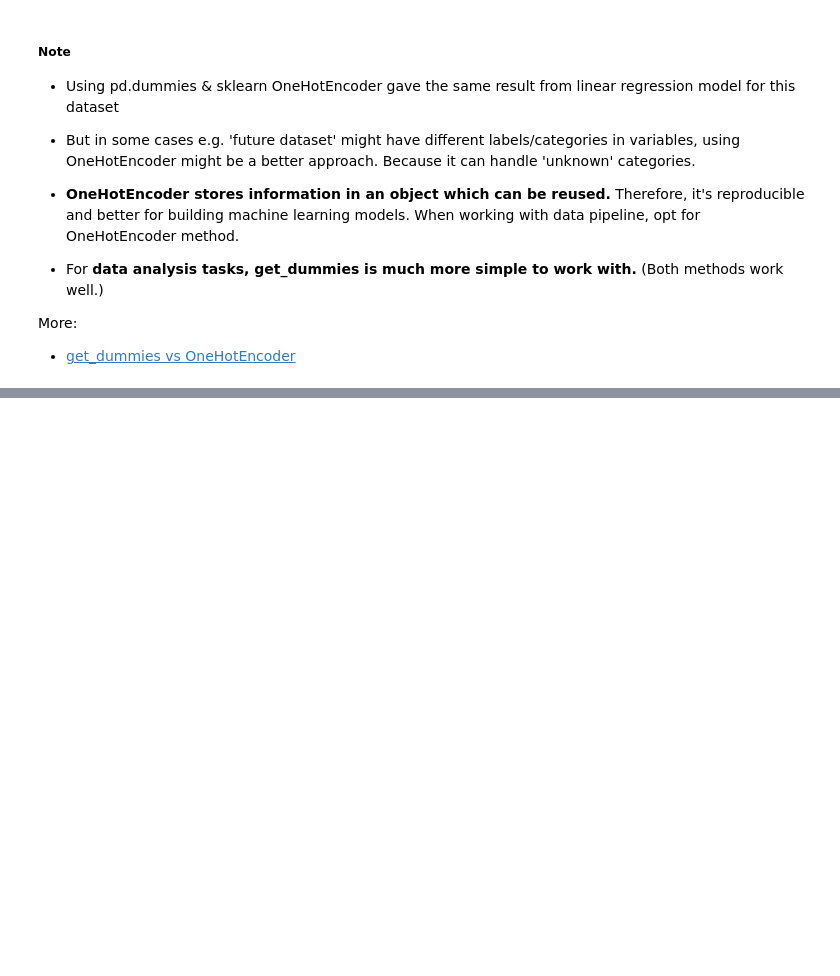
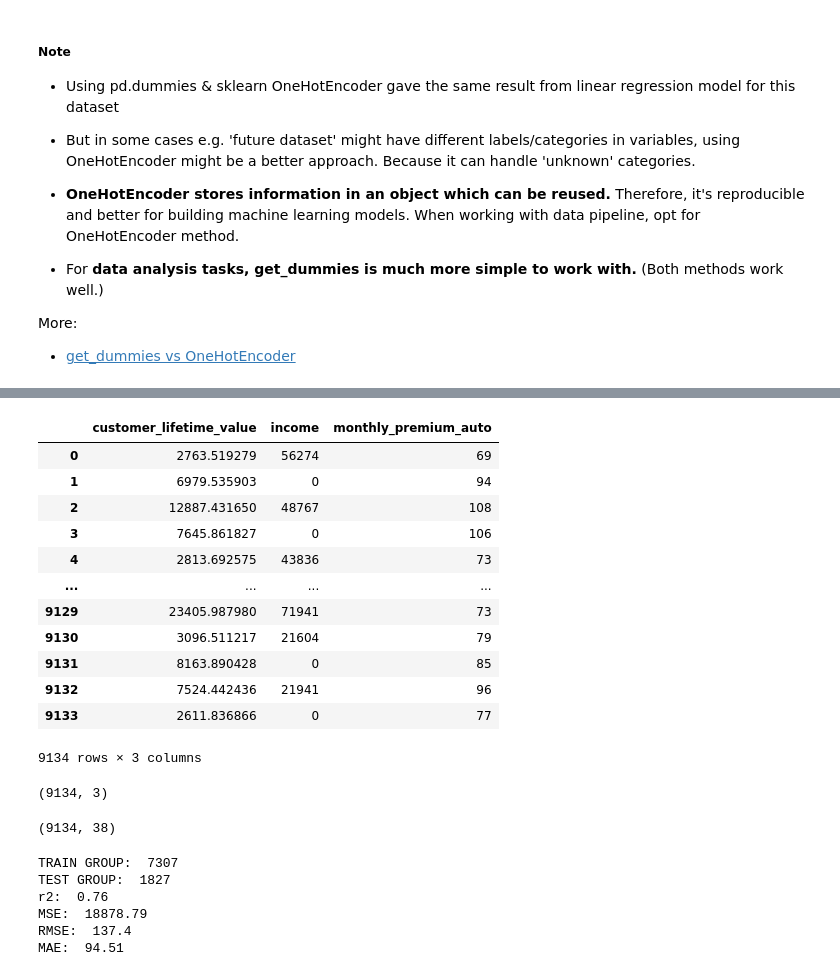
Before and after one commit to suphawadeeth/Data-Analytics-Ironhack, a Jupyter notebook: unit-1/week-3/lab-customer-analysis-round-7.ipynb, the cells around one changed output, grey strips where cells are left out. Drawn from its saved outputs; the diff is of its cells as text; code cells hidden in the pictures; blank space fills up the shorter version.

```diff
--- a/unit-1/week-3/lab-customer-analysis-round-7.ipynb
+++ b/unit-1/week-3/lab-customer-analysis-round-7.ipynb
@@ -925,0 +952,19 @@ More:
+# %%
+# from the correlation matrix, some variables can be removed as its low correlated
+
+x = x.drop(x[["months_since_last_claim", "months_since_policy_inception", "number_of_open_complaints", "number_of_policies"]], axis=1)
+x
+# %% [output]
+|  | customer_lifetime_value | income | monthly_premium_auto |
+| 0 | 2763.519279 | 56274 | 69 |
+| 1 | 6979.535903 | 0 | 94 |
+| 2 | 12887.431650 | 48767 | 108 |
+| 3 | 7645.861827 | 0 | 106 |
+| 4 | 2813.692575 | 43836 | 73 |
+| ... | ... | ... | ... |
+| 9129 | 23405.987980 | 71941 | 73 |
+| 9130 | 3096.511217 | 21604 | 79 |
+| 9131 | 8163.890428 | 0 | 85 |
+| 9132 | 7524.442436 | 21941 | 96 |
+| 9133 | 2611.836866 | 0 | 77 |
+9134 rows × 3 columns
@@ -925,0 +978,45 @@ More:
+# %%
+x.shape
+# %% [output]
+(9134, 3)
+# %%
+# concat x(feature) + x(cat) into one data frame
+X = pd.concat([x_normed, cat], axis=1)
+X.shape
+# %% [output]
+(9134, 38)
+# %%
+# split rows into 2 test and train sets
+# 20% of data --> test set, 80% --> train set
+X_train, X_test, y_train, y_test = train_test_split(X, y, test_size=0.2, random_state=42)
+
+# check splitted data
+print("TRAIN GROUP: ", len(X_train))
+print("TEST GROUP: ", len(X_test))
+
+def modeling():
+    # train the model
+    model = LinearRegression()
+    model.fit(X_train, y_train)
+
+    # apply the model to predict using test data group
+    predictions  = model.predict(X_test)
+
+
+    # find r2, MAE, MSE. RMSE
+    r2 = r2_score(y_test, predictions).round(2)
+    MSE = mean_squared_error(y_test, predictions).round(2)
+    RMSE = mean_squared_error(y_test, predictions, squared=False).round(2)
+    MAE = mean_absolute_error(y_test, predictions).round(2)
+    print("r2: ", r2)
+    print("MSE: ", MSE)
+    print("RMSE: ", RMSE)
+    print("MAE: ", MAE)
+modeling()
+# %% [output]
+TRAIN GROUP:  7307
+TEST GROUP:  1827
+r2:  0.76
+MSE:  18878.79
+RMSE:  137.4
+MAE:  94.51
```
Also changed, not shown: parts of 15 cells of this notebook.
